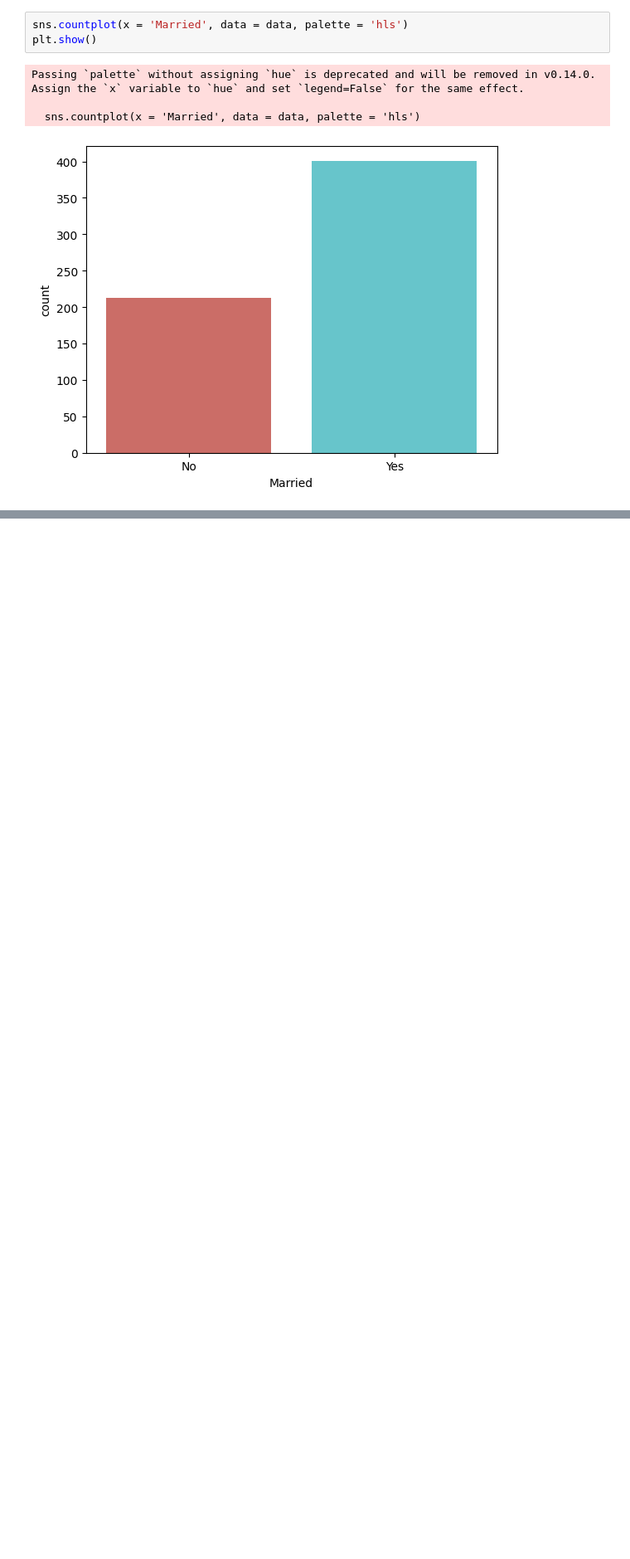
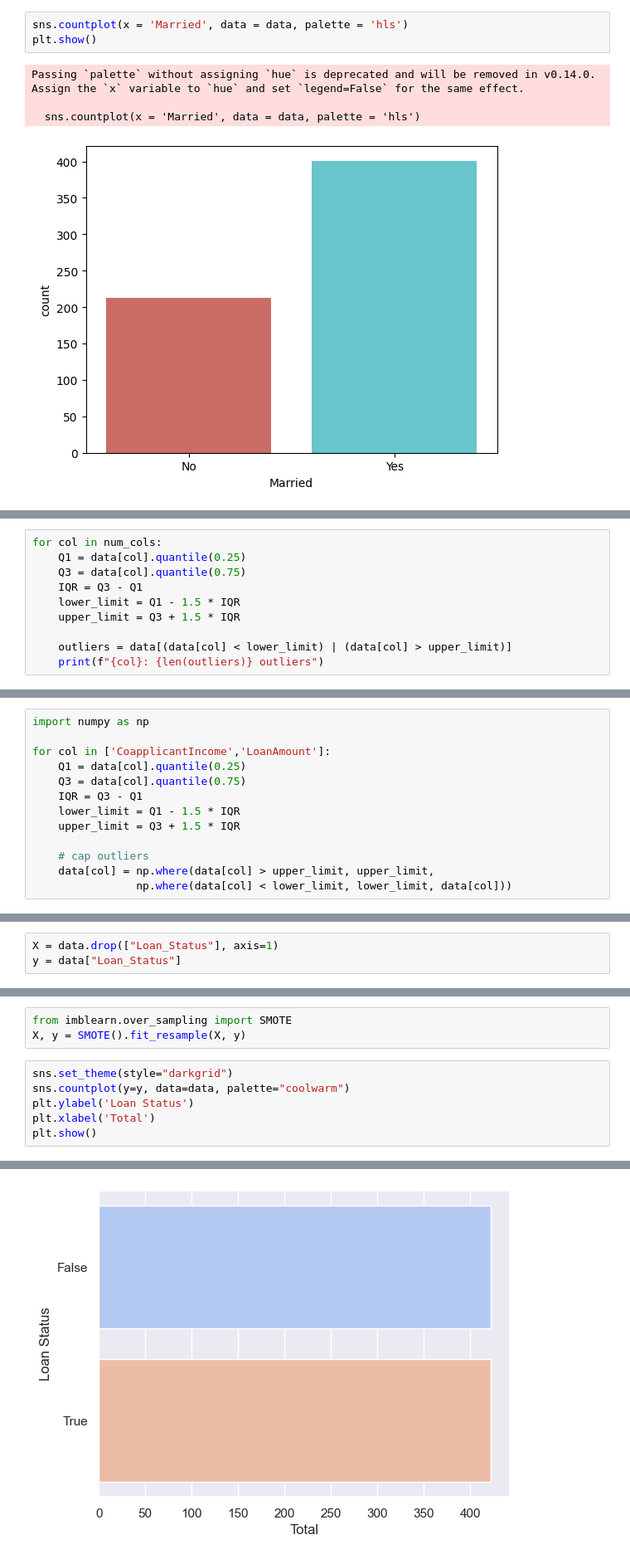
Before and after one commit to tashfeen786/LoanApprovalPrediction, a Jupyter notebook: main.ipynb, the cells around one changed output, grey strips where cells are left out. Shown at 83% size. Saved outputs shown, nothing was run; the diff lists cells and outputs as text; blank space fills up the shorter version.

```diff
--- a/main.ipynb
+++ b/main.ipynb
@@ -187,0 +329,10 @@ Passing `palette` without assigning `hue` is deprecated and will be removed in v
+# %%
+for col in num_cols:
+    Q1 = data[col].quantile(0.25)
+    Q3 = data[col].quantile(0.75)
+    IQR = Q3 - Q1
+    lower_limit = Q1 - 1.5 * IQR
+    upper_limit = Q3 + 1.5 * IQR
+
+    outliers = data[(data[col] < lower_limit) | (data[col] > upper_limit)]
+    print(f"{col}: {len(outliers)} outliers")
@@ -187,0 +347,13 @@ Passing `palette` without assigning `hue` is deprecated and will be removed in v
+# %%
+import numpy as np
+
+for col in ['CoapplicantIncome','LoanAmount']:
+    Q1 = data[col].quantile(0.25)
+    Q3 = data[col].quantile(0.75)
+    IQR = Q3 - Q1
+    lower_limit = Q1 - 1.5 * IQR
+    upper_limit = Q3 + 1.5 * IQR
+
+    # cap outliers
+    data[col] = np.where(data[col] > upper_limit, upper_limit,
+                np.where(data[col] < lower_limit, lower_limit, data[col]))
@@ -187,0 +369,3 @@ Passing `palette` without assigning `hue` is deprecated and will be removed in v
+# %%
+X = data.drop(["Loan_Status"], axis=1)
+y = data["Loan_Status"]
@@ -187,0 +375,10 @@ Passing `palette` without assigning `hue` is deprecated and will be removed in v
+# %%
+from imblearn.over_sampling import SMOTE
+X, y = SMOTE().fit_resample(X, y)
+# %%
+sns.set_theme(style="darkgrid")
+sns.countplot(y=y, data=data, palette="coolwarm")
+plt.ylabel('Loan Status')
+plt.xlabel('Total')
+plt.show()
+# %% [output]
@@ -187,0 +388 @@ Passing `palette` without assigning `hue` is deprecated and will be removed in v
+[figure, added]
```
Also changed, not shown: parts of 23 cells of this notebook.
